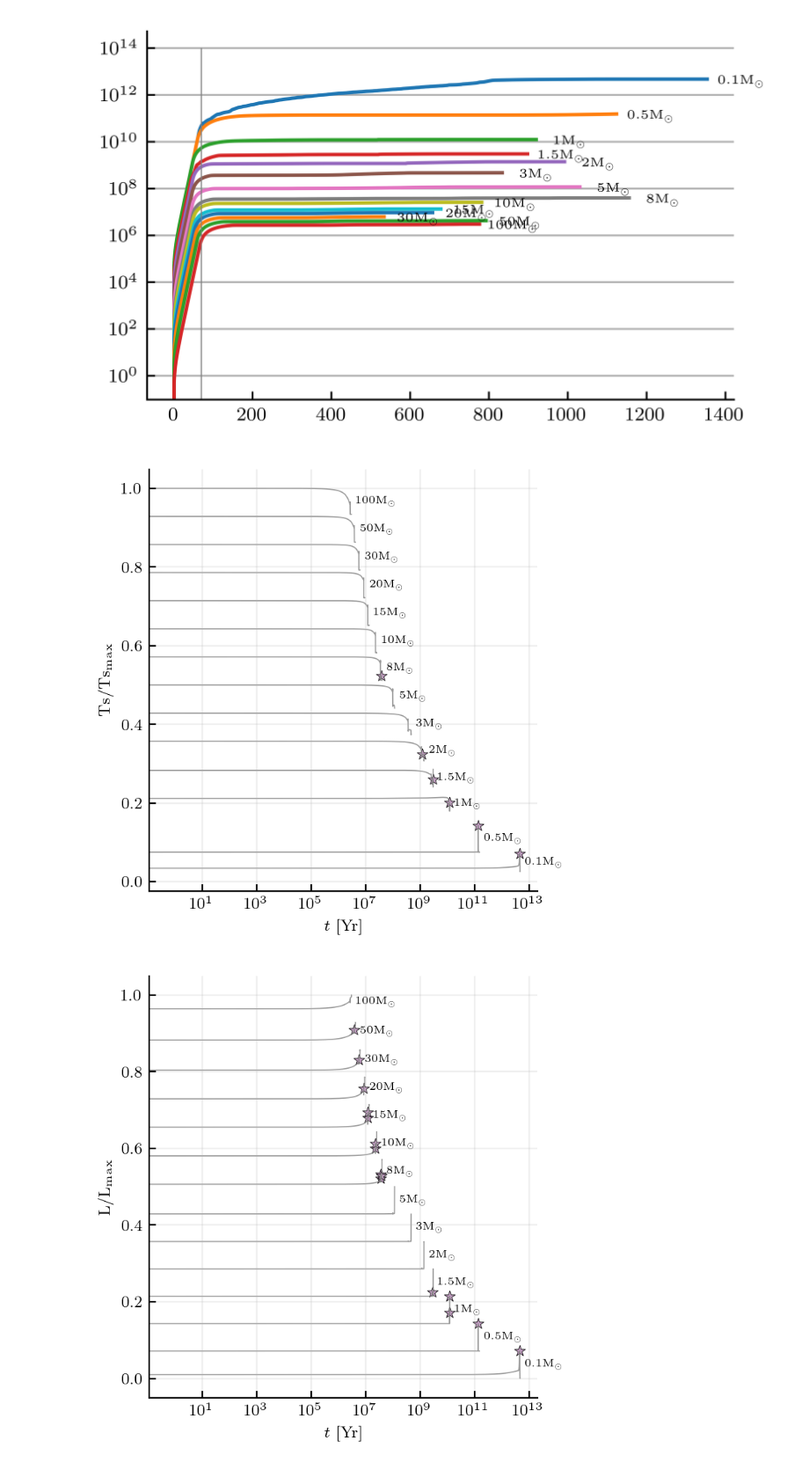
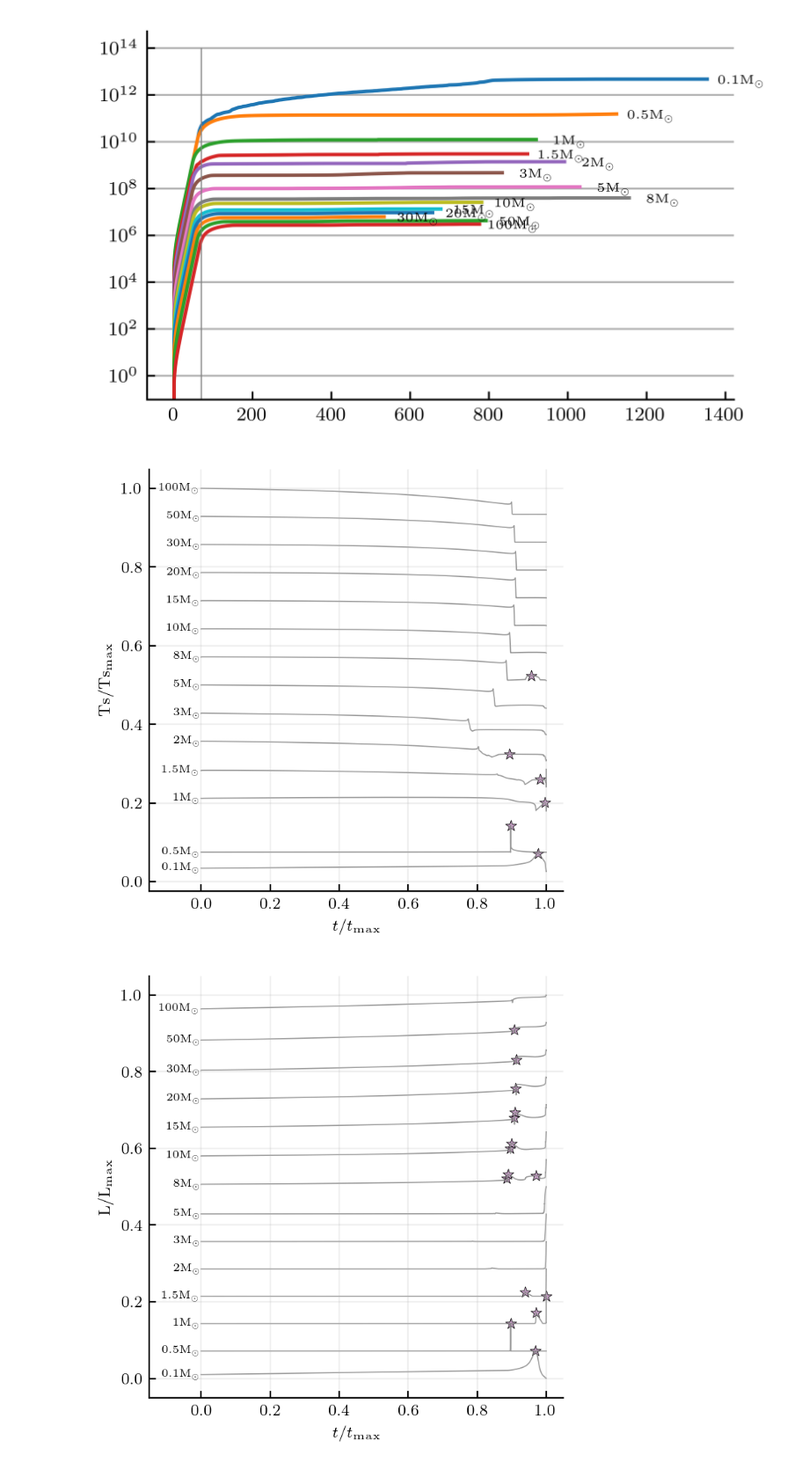
Before and after one commit to JeppJeppsson/Stellar_project, a Jupyter notebook: 3.2.ipynb, the cells around one changed output. Shown at 88% size. Drawn from its saved outputs; the diff is of its cells as text; code cells hidden in the pictures.

```diff
--- a/3.2.ipynb
+++ b/3.2.ipynb
@@ -268,33 +253,33 @@ def t_v_Tc_L_plots(masses,log_t=False,annotated=False):
 
                 ax.plot(t, y, c='gray', alpha=0.8, linewidth=0.6, zorder=1)
                 ax.set_xscale('log')
                 ax.set_xlabel(r'$t \ \mathrm{[Yr]}$')
 
                 if annotated==True:
                     ax.annotate(f'{mass:.3g}'+r'$\mathrm{M_\odot}$',
                                 (max(t)*1.3,y_annotate),
                                 textcoords="offset points", xytext=(1,0),
                                 ha='left', va='center', fontsize=5.5)
 
             elif log_t == False:
                 t = df_mass['t']/max(df_mass['t'])
                 peak_idx = peak_t(y_temp)
                 ax.scatter(t[peak_idx],y[peak_idx], color=lilac, marker='*', linewidths=0.3, edgecolors='k')
 
                 ax.plot(t, y, c='gray', alpha=0.8, linewidth=0.6, zorder=1)
                 ax.set_xlim([-.15,1.05])
                 ax.set_xlabel(r'$t/t_\mathrm{max}$')
 
                 if annotated==True:
                     ax.annotate(f'{mass:.3g}'+r'$\mathrm{M_\odot}$',
                                 (0,y[0]), textcoords="offset points", xytext=(-.1,0),
                                 ha='right', va='center', fontsize=5.5)
 
             ax.set_ylabel(f'{quantity[3:]}/{quantity[3:]}'+r'$_\mathrm{max}$')
 
             ax.grid(which='both', alpha=0.2, visible=True)
 
-t_v_Tc_L_plots(masses,log_t=True,annotated=True)
+t_v_Tc_L_plots(masses,log_t=False,annotated=True)
 # %% [output]
-[figure, old version]
+[figure, new version]
-[figure, old version]
+[figure, new version]
```
Also changed, not shown: parts of 2 cells of this notebook.
